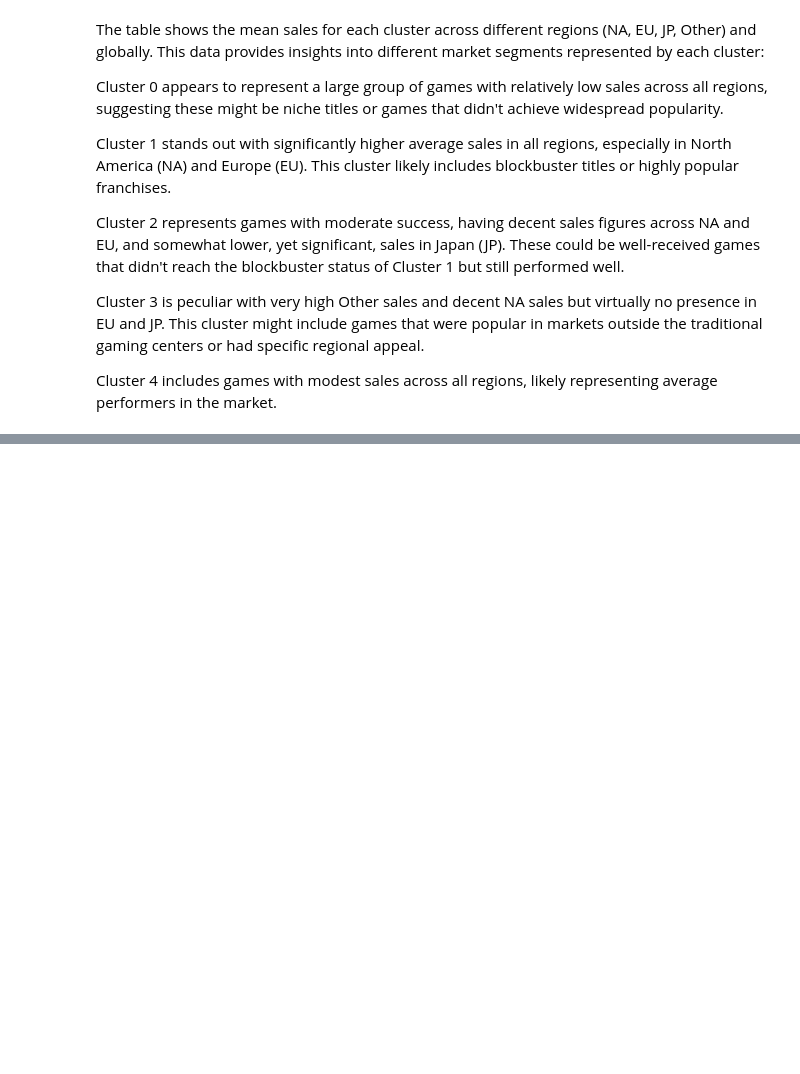
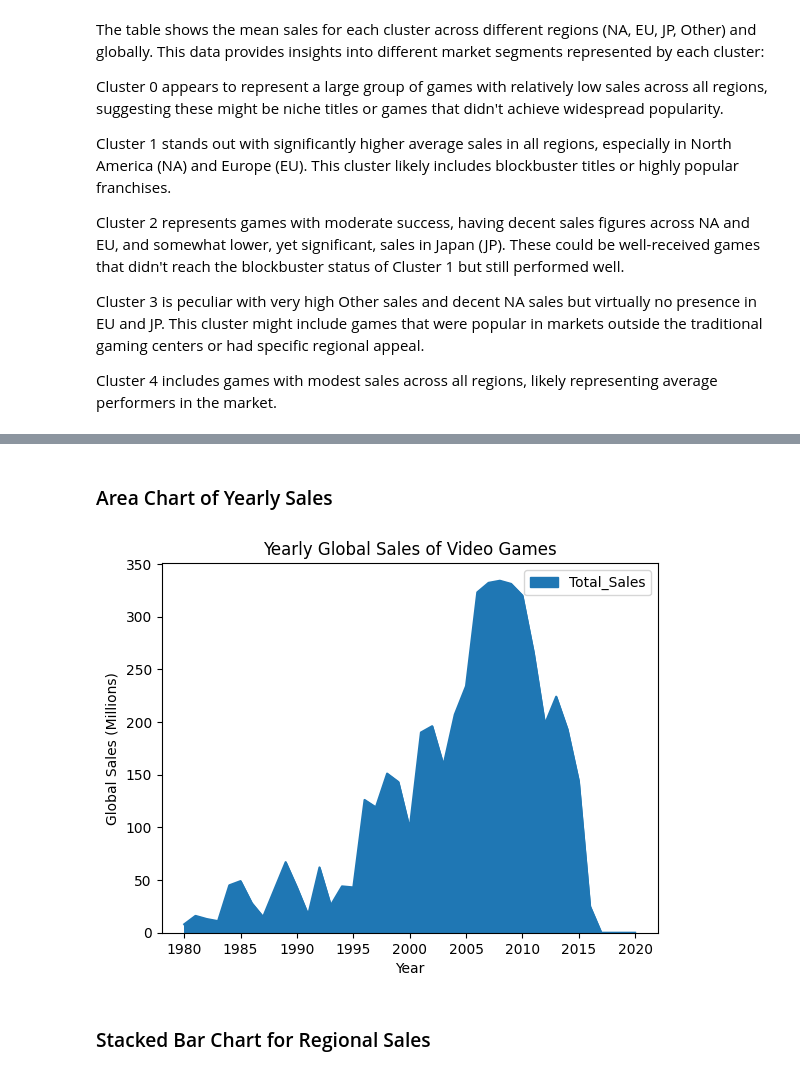
Before and after one commit to KaylumCassidy/Projects_CV, a Jupyter notebook: C20323831_CA2_SF_KAYLUM.ipynb, the cells around one changed output, grey strips where cells are left out. Saved outputs shown, nothing was run; the diff lists cells and outputs as text; code cells hidden in the pictures; blank space fills up the shorter version.

```diff
--- a/C20323831_CA2_SF_KAYLUM.ipynb
+++ b/C20323831_CA2_SF_KAYLUM.ipynb
@@ -1418,0 +1546,17 @@ Cluster 4 includes games with modest sales across all regions, likely representi
+# %% [markdown]
+### Area Chart of Yearly Sales
+# %%
+yearly_sales = df.groupBy('Year').agg(F.sum('Global_Sales').alias('Total_Sales')).orderBy('Year')
+# %%
+import matplotlib.pyplot as plt
+
+yearly_sales_pd = yearly_sales.toPandas()
+
+yearly_sales_pd.plot(kind='area', x='Year', y='Total_Sales')
+plt.ylabel('Global Sales (Millions)')
+plt.title('Yearly Global Sales of Video Games')
+plt.show()
+# %% [output]
+[figure, added]
+# %% [markdown]
+### Stacked Bar Chart for Regional Sales
```
Also changed, not shown: parts of 25 cells of this notebook.
